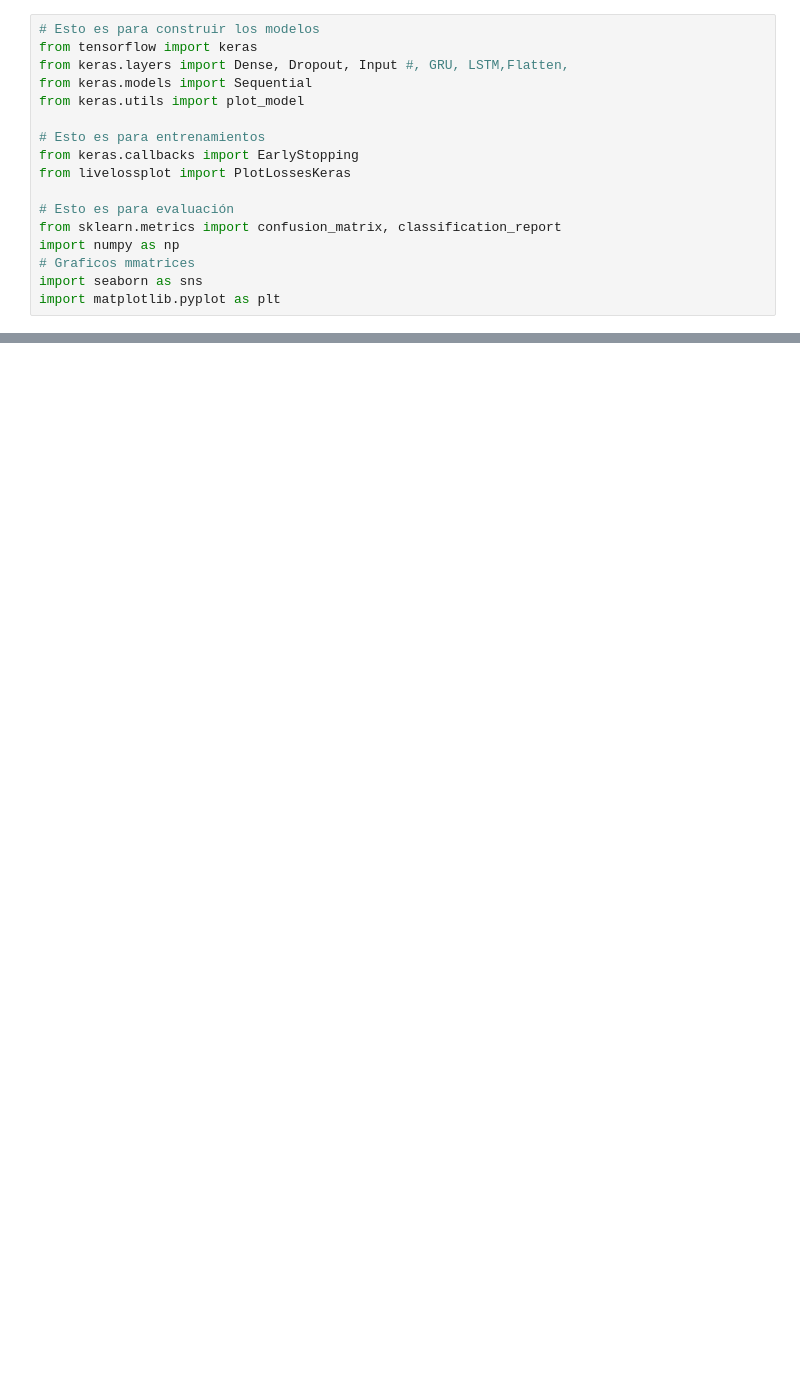
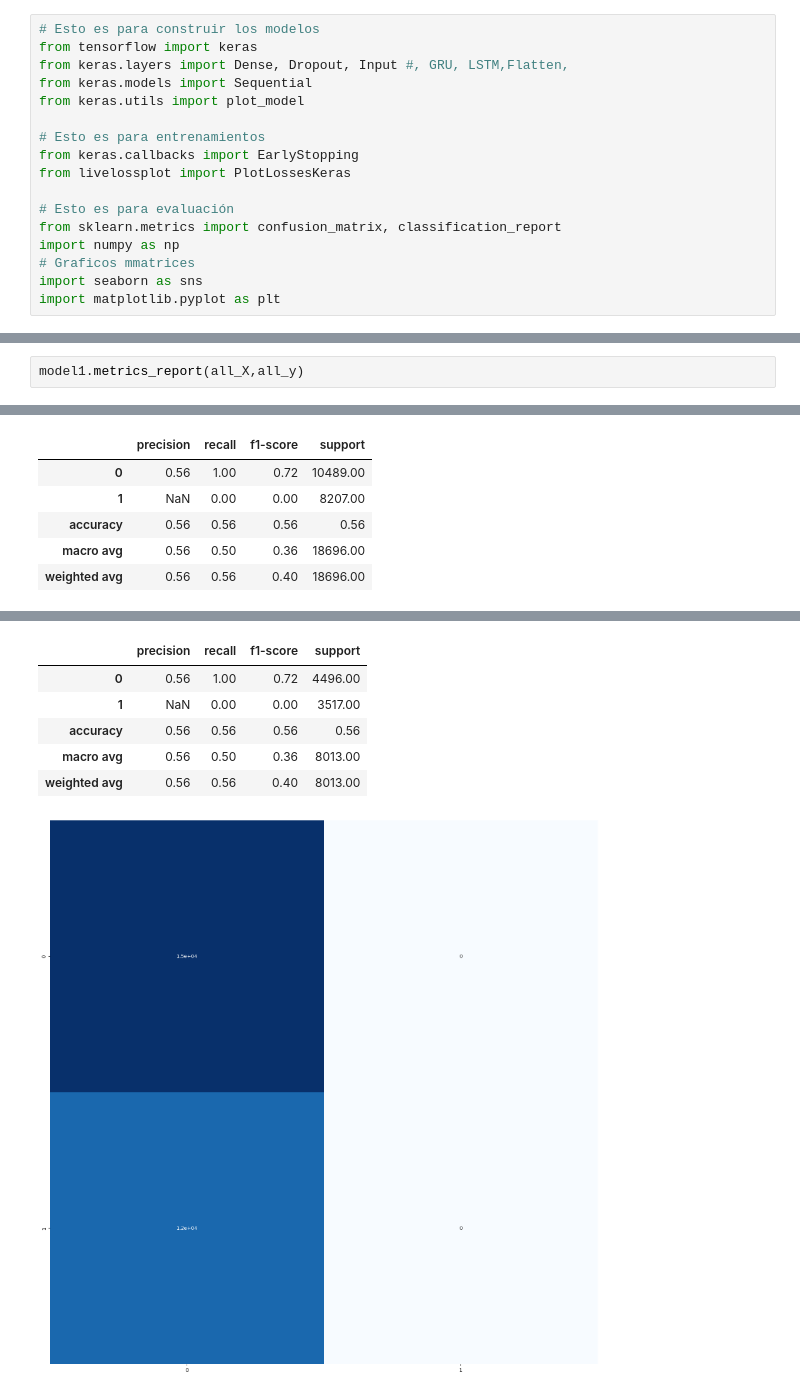
Before and after one commit to macastelblancog/MLDS6_Proyecto, a Jupyter notebook: scripts/modeling/Modelo baseline.ipynb, the cells around one changed output, grey strips where cells are left out. Drawn from its saved outputs; the diff is of its cells as text; blank space fills up the shorter version.

```diff
--- a/scripts/modeling/Modelo baseline.ipynb
+++ b/scripts/modeling/Modelo baseline.ipynb
@@ -168,0 +176,3 @@ Loss
+# %%
+model1.metrics_report(all_X,all_y)
+# %% [output]
@@ -168,0 +189,6 @@ Loss
+|  | precision | recall | f1-score | support |
+| 0 | 0.56 | 1.00 | 0.72 | 10489.00 |
+| 1 | NaN | 0.00 | 0.00 | 8207.00 |
+| accuracy | 0.56 | 0.56 | 0.56 | 0.56 |
+| macro avg | 0.56 | 0.50 | 0.36 | 18696.00 |
+| weighted avg | 0.56 | 0.56 | 0.40 | 18696.00 |
@@ -168,0 +197,7 @@ Loss
+|  | precision | recall | f1-score | support |
+| 0 | 0.56 | 1.00 | 0.72 | 4496.00 |
+| 1 | NaN | 0.00 | 0.00 | 3517.00 |
+| accuracy | 0.56 | 0.56 | 0.56 | 0.56 |
+| macro avg | 0.56 | 0.50 | 0.36 | 8013.00 |
+| weighted avg | 0.56 | 0.56 | 0.40 | 8013.00 |
+[figure, added]
```
Also changed, not shown: parts of 8 cells of this notebook, 3 other files.
